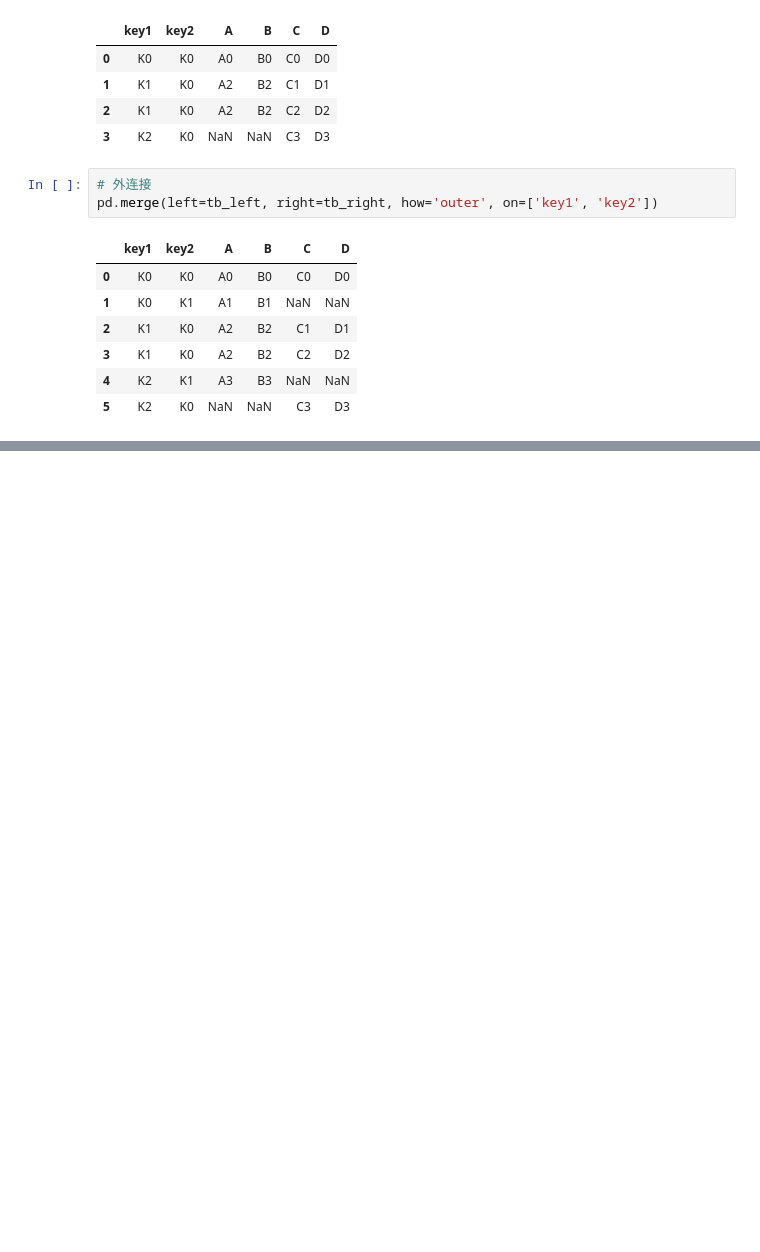
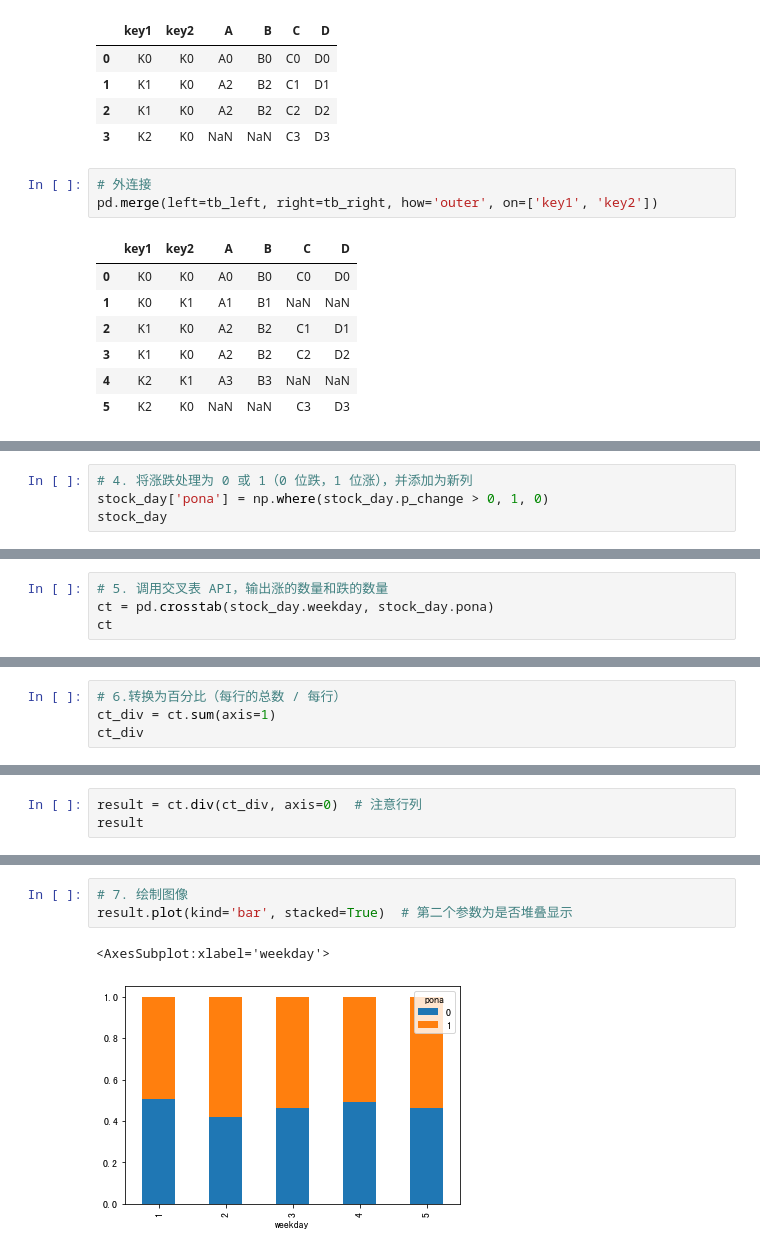
Before and after one commit to NekoSilverFox/Data-Mining, a Jupyter notebook: 003 - Pandas/Pandas.ipynb, the cells around one changed output, grey strips where cells are left out. Drawn from its saved outputs; the diff is of its cells as text; blank space fills up the shorter version.

```diff
--- a/003 - Pandas/Pandas.ipynb
+++ b/003 - Pandas/Pandas.ipynb
@@ -1484,0 +1566,4 @@ pd.merge(left=tb_left, right=tb_right, how='outer', on=['key1', 'key2'])
+# %%
+# 4. 将涨跌处理为 0 或 1（0 位跌，1 位涨），并添加为新列
+stock_day['pona'] = np.where(stock_day.p_change > 0, 1, 0)
+stock_day
@@ -1484,0 +1584,4 @@ pd.merge(left=tb_left, right=tb_right, how='outer', on=['key1', 'key2'])
+# %%
+# 5. 调用交叉表 API，输出涨的数量和跌的数量
+ct = pd.crosstab(stock_day.weekday, stock_day.pona)
+ct
@@ -1484,0 +1596,4 @@ pd.merge(left=tb_left, right=tb_right, how='outer', on=['key1', 'key2'])
+# %%
+# 6.转换为百分比（每行的总数 / 每行）
+ct_div = ct.sum(axis=1)
+ct_div
@@ -1484,0 +1608,3 @@ pd.merge(left=tb_left, right=tb_right, how='outer', on=['key1', 'key2'])
+# %%
+result = ct.div(ct_div, axis=0)  # 注意行列
+result
@@ -1484,0 +1619,6 @@ pd.merge(left=tb_left, right=tb_right, how='outer', on=['key1', 'key2'])
+# %%
+# 7. 绘制图像
+result.plot(kind='bar', stacked=True)  # 第二个参数为是否堆叠显示
+# %% [output]
+<AxesSubplot:xlabel='weekday'>
+[figure, added]
```
Also changed, not shown: parts of 10 cells of this notebook, 2 other files.
